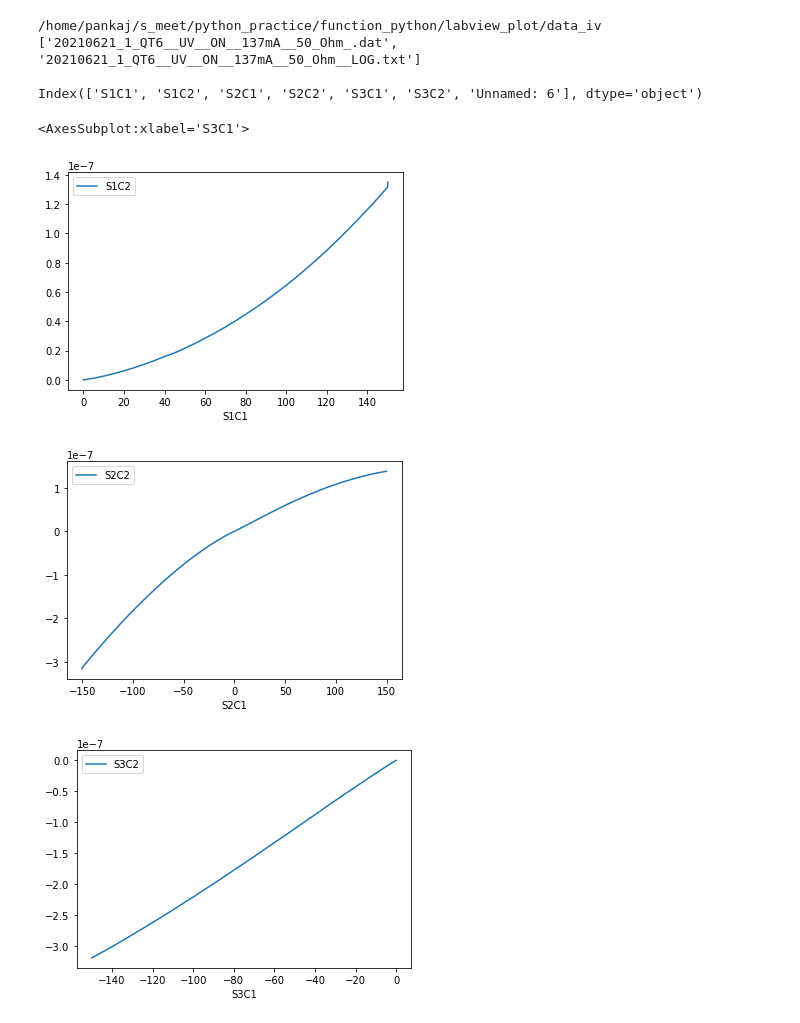
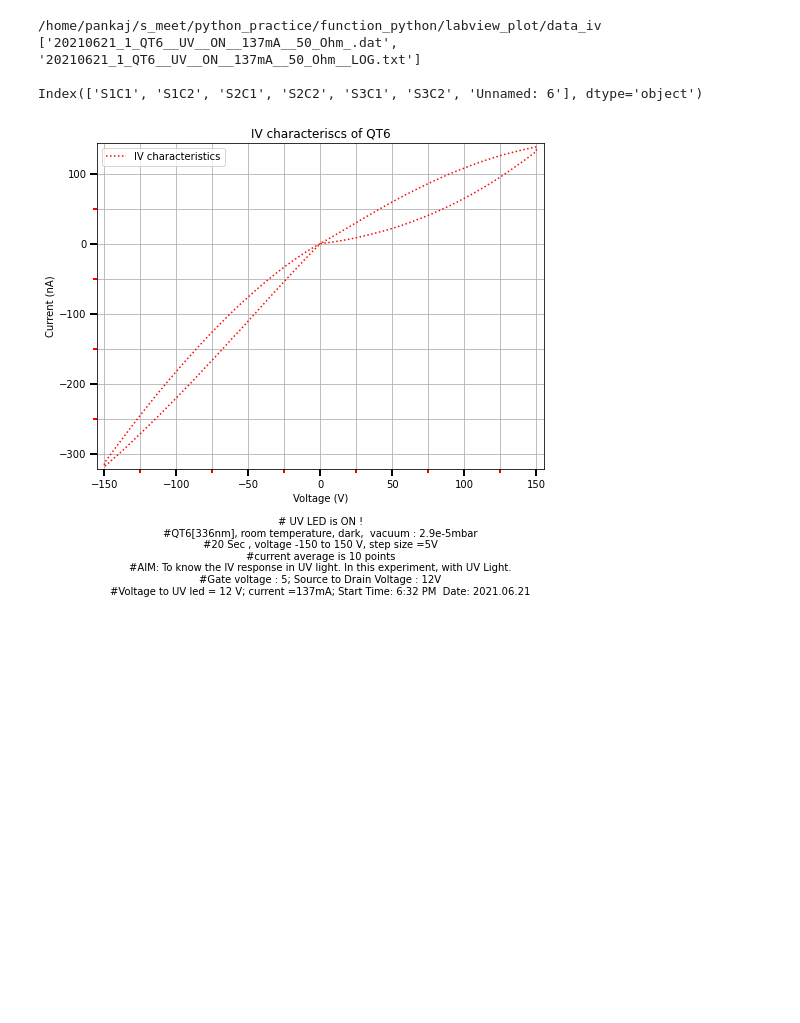
Before and after one commit to Pankwings/python_function_practice, a Jupyter notebook: labview_plot/IV_graph_plotter.ipynb, the cells around one changed output. Cells and saved outputs as stored; diff of their text form; code cells hidden in the pictures; blank space fills up the shorter version.

Commit message:
Ploting using object i.e., fig, ax = plt.subplots()

```diff
--- a/labview_plot/IV_graph_plotter.ipynb
+++ b/labview_plot/IV_graph_plotter.ipynb
@@ -6,37 +6,78 @@ from os import walk
 import os
 import math
 ##----------------------------------------------------
 ## Program to read data.
 dir_location = os.getcwd() # To get the current working directory.
 #dir_location = os.path.dirname(__file__) #Not working in Jupyter-notbook (website: urle.me/cY1)
 location = os.path.join(dir_location, 'data_iv') #joining the current working directory to a new folder "data_iv"
 print(location)
 for (dirpath, _, filenames) in walk(location):
     print(filenames,'\n')
     data = pd.read_table(r'/home/pankaj/s_meet/python_practice/function_python/labview_plot/data_iv/20210621_1_QT6__UV__ON__137mA__50_Ohm_.dat')
     data = pd.DataFrame(data).drop([0])
     data =data.astype(float)
 
+information_file = open(r'/home/pankaj/s_meet/python_practice/function_python/labview_plot/data_iv/20210621_1_QT6__UV__ON__137mA__50_Ohm__LOG.txt','r')
+lines = information_file.readlines()
     #    print(pd.DataFrame(data))
 ##-----------------------------------------------------
 
 print(data.columns) # To know the name of the columns
 #print(data.index)   # To know the number of rows
 #x = data[data.columns[0]][1:].astype(float).array
 #y = data[data.columns[1]][1:].astype(float).array
 #plot(x,y)
 #data[data.columns[0]][1:]
 #data.plot(x='S1C1',y='S1C2')
 
-data.plot(x='S1C1', y='S1C2')
-data.plot(x='S2C1', y='S2C2')
-data.plot(x='S3C1', y='S3C2')
+# data.plot(x='S1C1', y='S1C2')
+# data.plot(x='S2C1', y='S2C2')
+# data.plot(x='S3C1', y='S3C2')
+
+total_x_axis = (data['S1C1'].append(data['S2C1'])).append(data['S3C1'])
+total_y_axis = (data['S1C2'].append(data['S2C2'])).append(data['S3C2'])
+current_unit = 1e-9 #Selecting the current unit.
+
+###---------------------------------------
+### For ploting
+# plt.figure(figsize=(8,6))
+
+
+
+# plt.title("IV characteriscs of QT6")
+# plt.plot(total_x_axis, total_y_axis/current_unit, label="IV characteristics")
+# plt.grid(True)
+# plt.xlabel('Voltage (V)')
+# plt.ylabel('Current (nA)')
+# plt.ylim(math.floor(min(data['S2C2'])/current_unit)-5,math.ceil(max(data['S2C2'])/current_unit)+5)
+# plt.xlim((min(data['S2C1'])-5),5+(max(data['S2C1'])))
+# plt.legend()
+# plt.show()
+
+
+fig, ax = plt.subplots(figsize=(8,6))
+
+ax.set_title("IV characteriscs of QT6")
+ax.plot(total_x_axis, total_y_axis/current_unit, 'r:',label="IV characteristics",)
+ax.grid(which='both')
+ax.set_xlabel('Voltage (V)\n\n'+information)
+ax.set_ylabel('Current (nA)')
+ax.set_ylim(math.floor(min(data['S2C2'])/current_unit)-5,math.ceil(max(data['S2C2'])/current_unit)+5)
+ax.set_xlim((min(data['S2C1'])-5),5+(max(data['S2C1'])))
+ax.legend()
+
+ax.xaxis.set_minor_locator(AutoMinorLocator(2))
+ax.yaxis.set_minor_locator(AutoMinorLocator(2))
+
+ax.tick_params(which='both', width=2)
+ax.tick_params(which='major', length=7)
+ax.tick_params(which='minor', length=4, color='r')
+
+plt.show()
+###---------------------------------------
 # %% [output]
 /home/pankaj/s_meet/python_practice/function_python/labview_plot/data_iv
 ['20210621_1_QT6__UV__ON__137mA__50_Ohm_.dat', '20210621_1_QT6__UV__ON__137mA__50_Ohm__LOG.txt']
 
 Index(['S1C1', 'S1C2', 'S2C1', 'S2C2', 'S3C1', 'S3C2', 'Unnamed: 6'], dtype='object')
-<AxesSubplot:xlabel='S3C1'>
-[figure, old version]
+[figure, new version]
-[figure, removed]
-[figure, removed]
```
Also changed, not shown: parts of 5 cells of this notebook.
